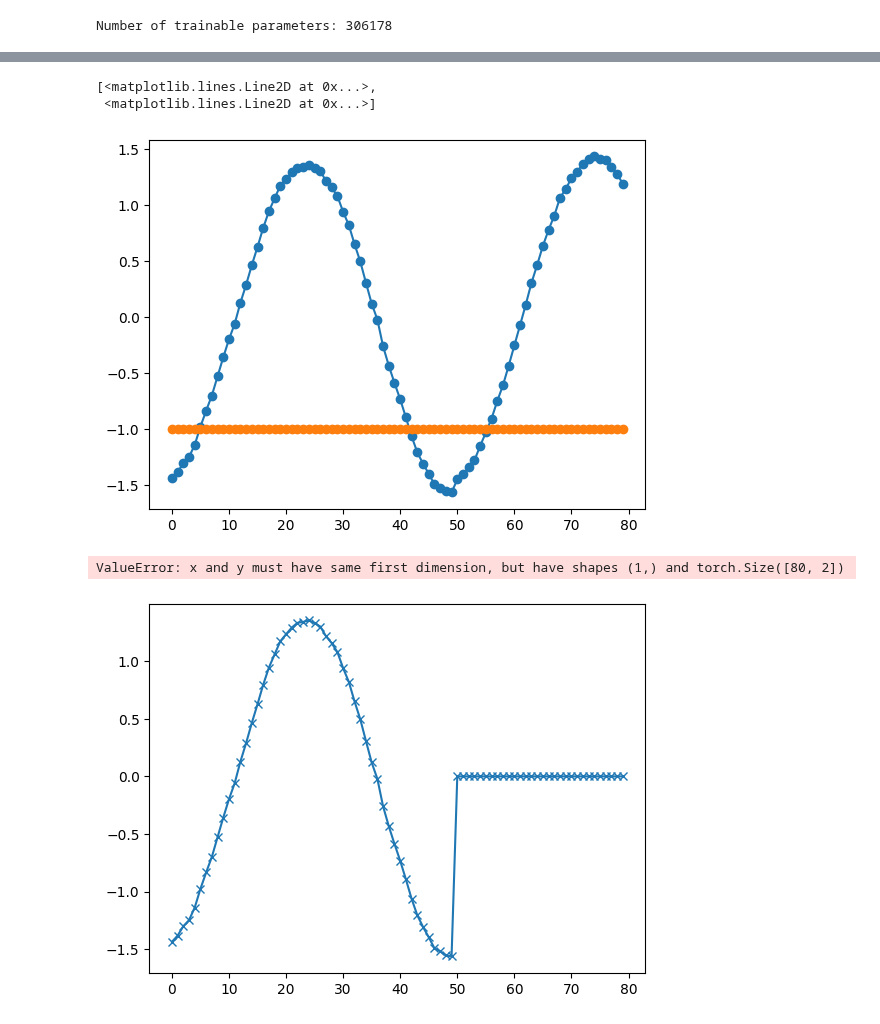
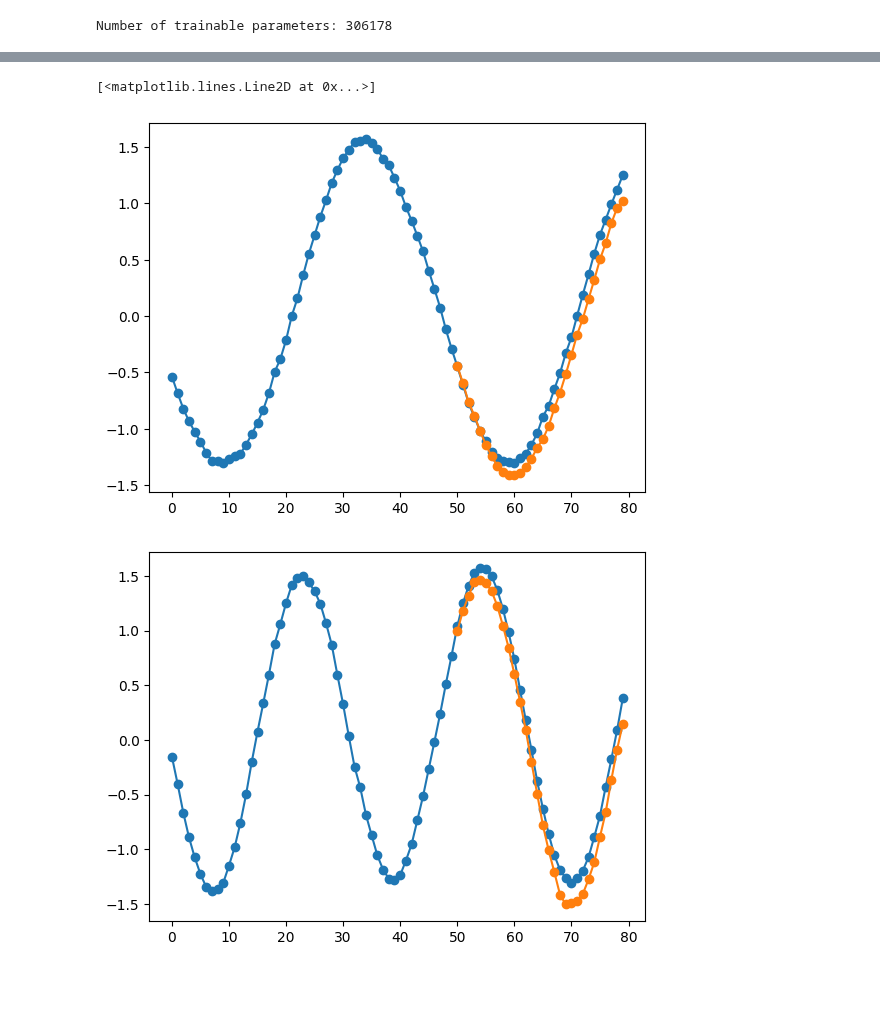
Before and after one commit to EdvardJSHolen/Final-Year-Project, a Jupyter notebook: TimeFusion/random_walk_example.ipynb, the cells around one changed output, grey strips where cells are left out. Drawn from its saved outputs; the diff is of its cells as text; code cells hidden in the pictures; blank space fills up the shorter version.

```diff
--- a/TimeFusion/random_walk_example.ipynb
+++ b/TimeFusion/random_walk_example.ipynb
@@ -213,14 +212,19 @@ token = val_data.get_sample_tensor(
-# %%
-samples.shape
-plt.plot(torch.mean(samples.cpu(),axis=0)[0],"-o")
-# %% [output]
-[<matplotlib.lines.Line2D at 0x...>,
- <matplotlib.lines.Line2D at 0x...>]
-[figure, removed]
-# %%
-plt.plot(token[0,:,0],"-x")
-#plt.plot(list(range(50,80)),torch.mean(samples.cpu(),axis=0)[0],"-o")
-plt.plot(list(range(50,51)),torch.mean(samples.cpu(),axis=0)[0],"-o")
-# %% [output]
-ValueError: x and y must have same first dimension, but have shapes (1,) and torch.Size([80, 2])
-[figure, removed]
+# %%
+realisations = []
+for col in range(val_data.indices.shape[1]):
+    realisations.append(val_data.data_copy.iloc[sample_index:,col].dropna()[:val_data.prediction_length])
+realisations = np.array(realisations)
+
+predictions = np.array(samples.cpu()[:,:,-val_data.prediction_length:,0])
+
+plt.figure()
+plt.plot(torch.mean(samples.cpu()[:,:,:,0],axis=0)[0],"-o")
+plt.plot(range(predictor.context_length,predictor.context_length+val_data.prediction_length),realisations[0],"-o")
+
+plt.figure()
+plt.plot(torch.mean(samples.cpu()[:,:,:,0],axis=0)[1],"-o")
+plt.plot(range(predictor.context_length,predictor.context_length+val_data.prediction_length),realisations[1],"-o")
+# %% [output]
+[<matplotlib.lines.Line2D at 0x...>]
+[figure, added]
+[figure, added]
```
Also changed, not shown: parts of 9 cells of this notebook, 3 other files.
